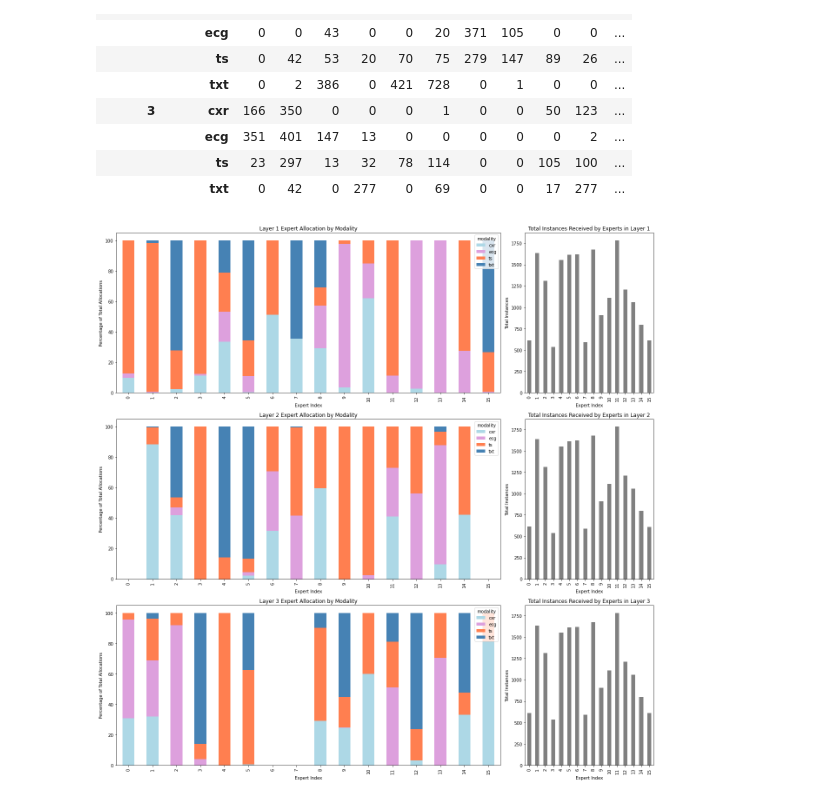
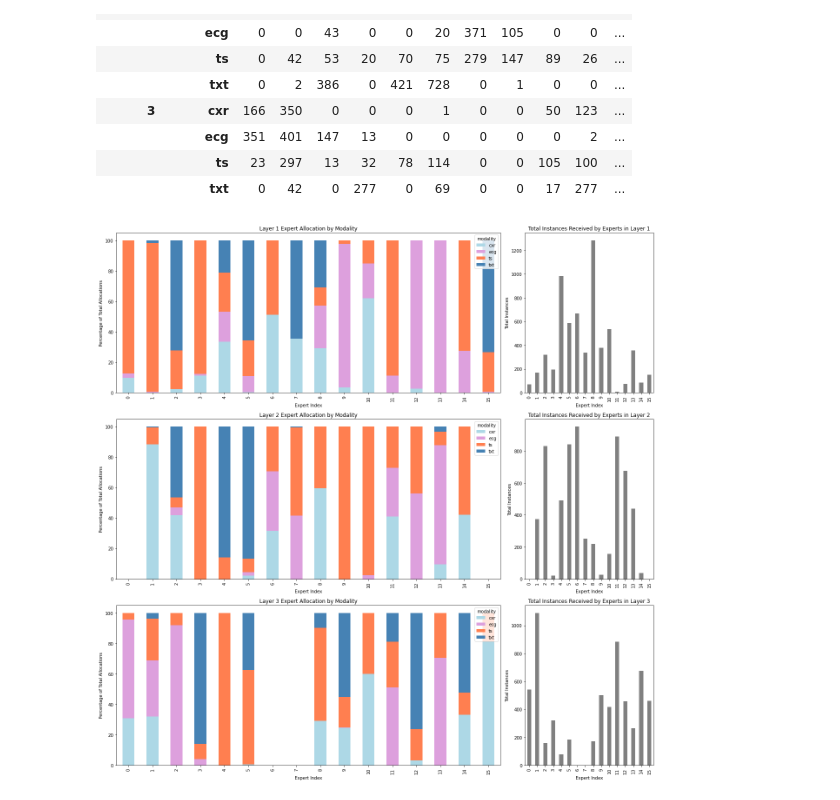
Before and after one commit to JuneHou/Multimodal-Transformer, a Jupyter notebook: Analysis/modality_routing.ipynb, the cells around one changed output. Saved outputs shown, nothing was run; the diff lists cells and outputs as text; code cells hidden in the pictures.

```diff
--- a/Analysis/modality_routing.ipynb
+++ b/Analysis/modality_routing.ipynb
@@ -35,24 +35,26 @@ expert_percentages = expert_counts.div(expert_counts.groupby(level='layer_id').s
 # %%
 # Plotting setup for visualizing the data
 fig, axes = plt.subplots(nrows=3, ncols=2, figsize=(18, 18), gridspec_kw={'width_ratios': [3, 1]})
 
 layer_ids = expert_counts.index.get_level_values('layer_id').unique()
 
 for i, layer_id in enumerate(layer_ids):
     ax1 = axes[i, 0]
     # Transpose the data to have experts as rows and modalities as columns, then plot
     layer_data = expert_percentages.xs(layer_id, level='layer_id').T
     layer_data.plot(kind='bar', stacked=True, ax=ax1, title=f"Layer {layer_id} Expert Allocation by Modality", color=['lightblue', 'plum', 'coral', 'steelblue'])
     ax1.set_ylabel("Percentage of Total Allocations")
     ax1.set_xlabel("Expert Index")
 
     ax2 = axes[i, 1]
-    total_experts.plot(kind='bar', ax=ax2, title="Total Instances per Expert", color='gray')
+    # Calculate total instances for each expert for the current layer only
+    total_experts_layer = expert_counts.xs(layer_id, level='layer_id').sum()
+    total_experts_layer.plot(kind='bar', ax=ax2, title=f"Total Instances per Expert for Layer {layer_id}", color='gray')
     ax2.set_xlabel("Expert Index")
     ax2.set_ylabel("Total Instances")
     ax2.set_title(f"Total Instances Received by Experts in Layer {layer_id}")
 
 plt.tight_layout()
 plt.show()
 # %% [output]
-[figure, old version]
+[figure, new version]
```
Also changed, not shown: 2 other files.
